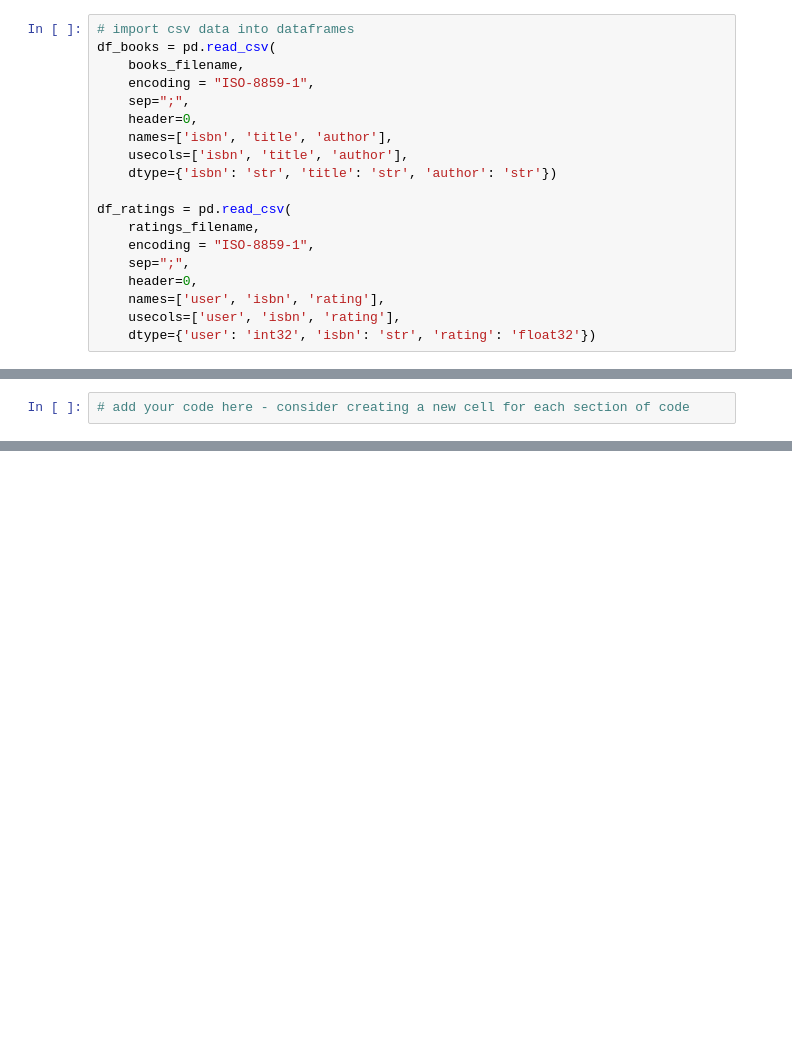
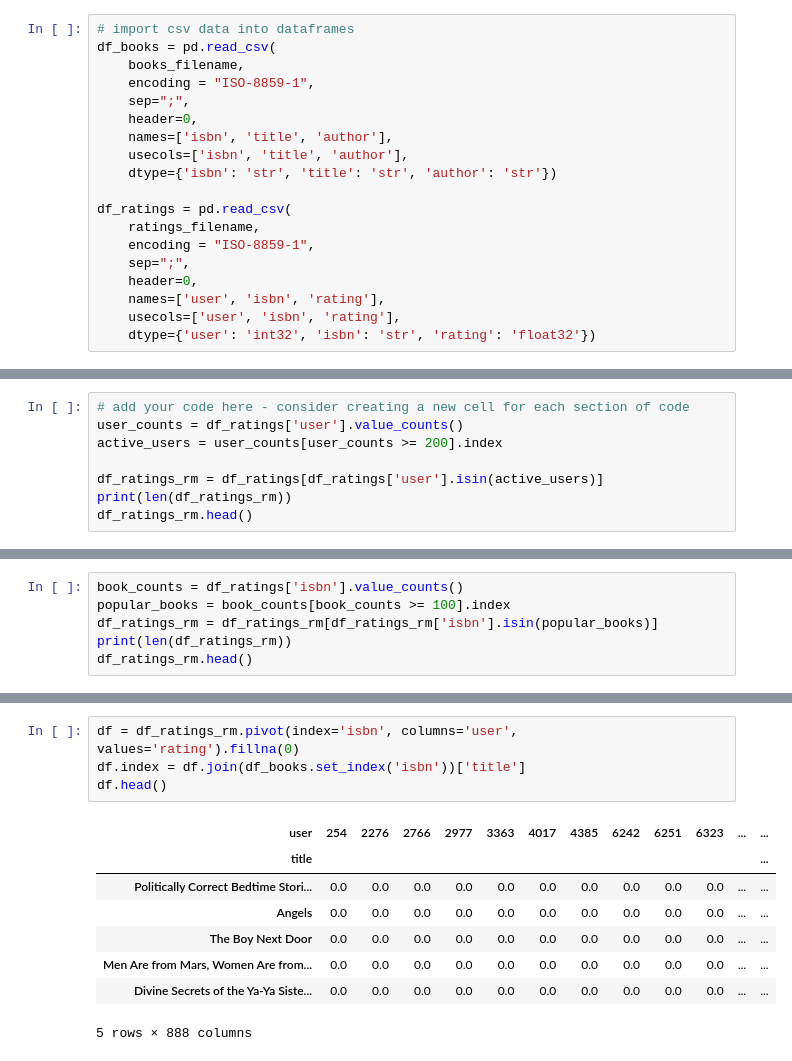
Before and after one commit to p16111121/fcc_book_recommendation_knn_test, a Jupyter notebook: fcc_book_recommendation_knn_test.ipynb, the cells around one changed output, grey strips where cells are left out. Saved outputs shown, nothing was run; the diff lists cells and outputs as text; blank space fills up the shorter version.

```diff
--- a/fcc_book_recommendation_knn_test.ipynb
+++ b/fcc_book_recommendation_knn_test.ipynb
@@ -37,2 +110,8 @@ df_ratings = pd.read_csv(
 # %%
 # add your code here - consider creating a new cell for each section of code
+user_counts = df_ratings['user'].value_counts()
+active_users = user_counts[user_counts >= 200].index
+
+df_ratings_rm = df_ratings[df_ratings['user'].isin(active_users)]
+print(len(df_ratings_rm))
+df_ratings_rm.head()
@@ -44,0 +126,6 @@ def get_recommends(book = ""):
+# %%
+book_counts = df_ratings['isbn'].value_counts()
+popular_books = book_counts[book_counts >= 100].index
+df_ratings_rm = df_ratings_rm[df_ratings_rm['isbn'].isin(popular_books)]
+print(len(df_ratings_rm))
+df_ratings_rm.head()
@@ -44,0 +140,13 @@ def get_recommends(book = ""):
+# %%
+df = df_ratings_rm.pivot(index='isbn', columns='user', values='rating').fillna(0)
+df.index = df.join(df_books.set_index('isbn'))['title']
+df.head()
+# %% [output]
+| user | 254 | 2276 | 2766 | 2977 | 3363 | 4017 | 4385 | 6242 | 6251 | 6323 | ... | ... |
+| title |  |  |  |  |  |  |  |  |  |  |  | ... |
+| Politically Correct Bedtime Stori... | 0.0 | 0.0 | 0.0 | 0.0 | 0.0 | 0.0 | 0.0 | 0.0 | 0.0 | 0.0 | ... | ... |
+| Angels | 0.0 | 0.0 | 0.0 | 0.0 | 0.0 | 0.0 | 0.0 | 0.0 | 0.0 | 0.0 | ... | ... |
+| The Boy Next Door | 0.0 | 0.0 | 0.0 | 0.0 | 0.0 | 0.0 | 0.0 | 0.0 | 0.0 | 0.0 | ... | ... |
+| Men Are from Mars, Women Are from... | 0.0 | 0.0 | 0.0 | 0.0 | 0.0 | 0.0 | 0.0 | 0.0 | 0.0 | 0.0 | ... | ... |
+| Divine Secrets of the Ya-Ya Siste... | 0.0 | 0.0 | 0.0 | 0.0 | 0.0 | 0.0 | 0.0 | 0.0 | 0.0 | 0.0 | ... | ... |
+5 rows × 888 columns
```
Also changed, not shown: parts of 11 cells of this notebook.
